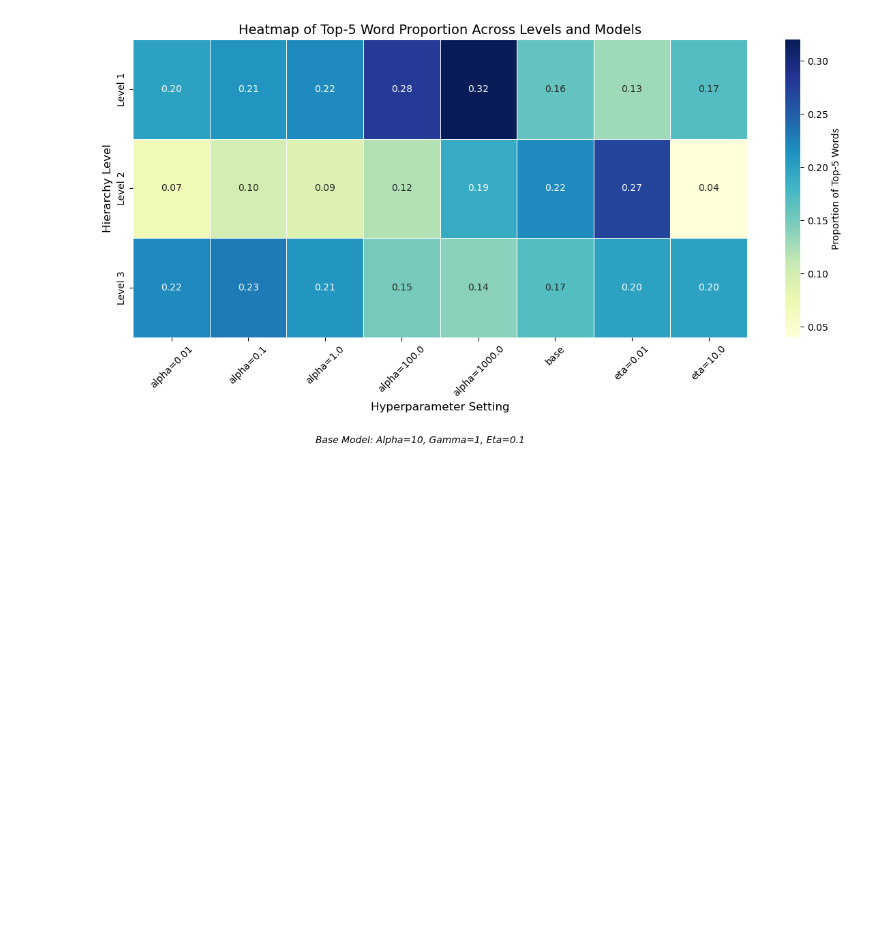
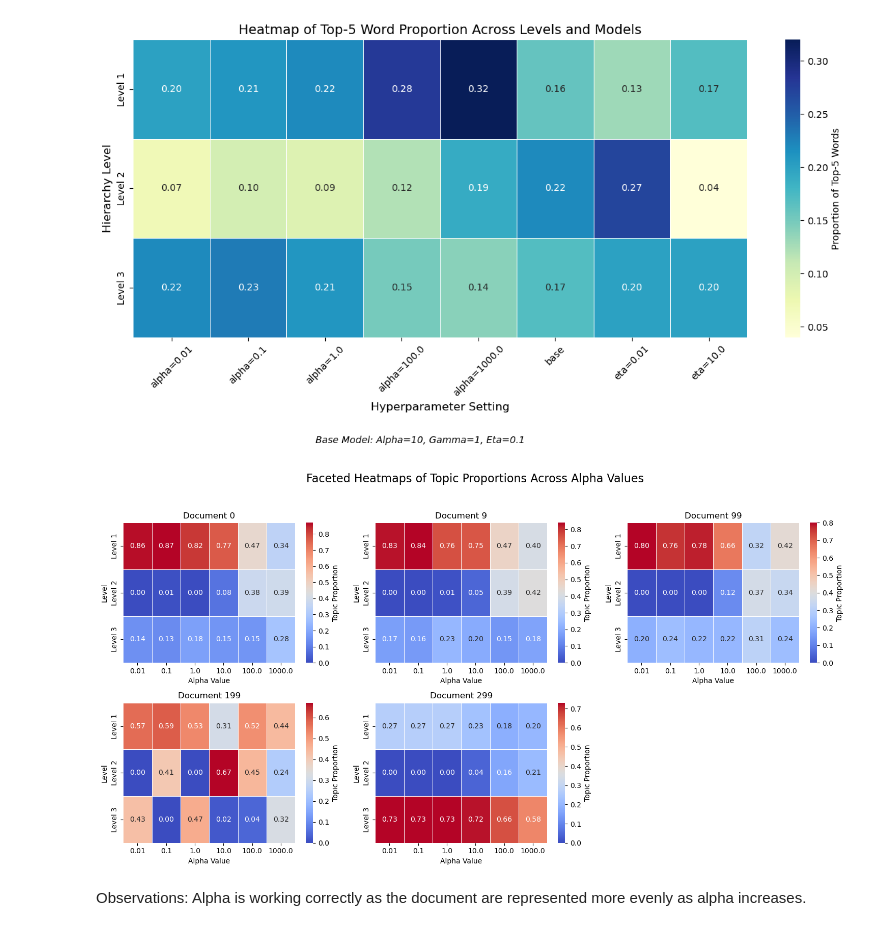
Before and after one commit to Zimmy313/DSA3288-Community-Detection-with-Topic-modelling, a Jupyter notebook: src/test.ipynb, the cells around one changed output. Cells and saved outputs as stored; diff of their text form; code cells hidden in the pictures; blank space fills up the shorter version.

Commit message:
Added visualisation for alpha models

```diff
--- a/src/test.ipynb
+++ b/src/test.ipynb
@@ -975,3 +975,19 @@ plt.tight_layout()
 plt.show()
 # %% [output]
 [figure]
+# %%
+alpha_models = result_L3[result_L3['aim'].isin(['base', 'alpha'])].copy()
+alpha_models.reset_index(drop=True, inplace=True)
+
+# Expand alpha_eval (list of lists)
+alpha_eval_expanded = pd.DataFrame(alpha_models['alpha_eval'].tolist())
+
+# Map indices 0,1,2,3,4 to actual documents [0,9,99,199,299]
+document_mapping = {0: 0, 1: 9, 2: 99, 3: 199, 4: 299}
+alpha_eval_expanded.rename(columns=document_mapping, inplace=True)
+
+# Combine with alpha values
+heatmap_data2 = pd.concat([alpha_models[['alpha']], alpha_eval_expanded], axis=1)
+
+# Sort based on alpha value
+heatmap_data2 = heatmap_data2.sort_values(by='alpha')
@@ -977,0 +1015,38 @@ plt.show()
+# %%
+# Plotting faceted heatmaps manually
+num_docs = len(pivot_data)
+cols = 3
+rows = (num_docs // cols) + int(num_docs % cols != 0)
+
+fig, axes = plt.subplots(rows, cols, figsize=(15, 4 * rows))
+
+# Flatten axes for easy iteration
+axes = axes.flatten()
+
+# Plot heatmaps
+for ax, (doc, data) in zip(axes, pivot_data.items()):
+    sns.heatmap(
+        data,
+        ax=ax,
+        annot=True,
+        cmap='coolwarm',
+        fmt=".2f",
+        linewidths=0.5,
+        cbar_kws={'label': 'Topic Proportion'}
+    )
+    ax.set_title(f'Document {doc}')
+    ax.set_xlabel('Alpha Value')
+    ax.set_ylabel('Level')
+
+# Remove empty subplots
+for i in range(num_docs, len(axes)):
+    fig.delaxes(axes[i])
+
+plt.suptitle('Faceted Heatmaps of Topic Proportions Across Alpha Values', fontsize=16)
+plt.tight_layout(rect=[0, 0, 1, 0.95])
+plt.show()
+# %% [output]
+[figure, added]
+# %% [markdown]
+Observations:
+Alpha is working correctly as the document are represented more evenly as alpha increases.
```
Also changed, not shown: parts of 1 cell of this notebook, 1 other file.
